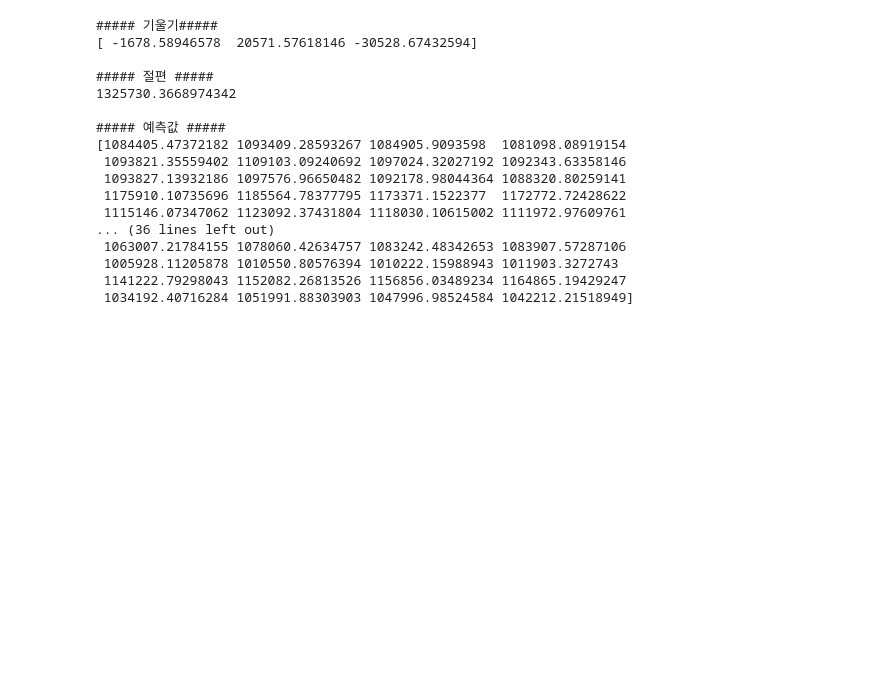
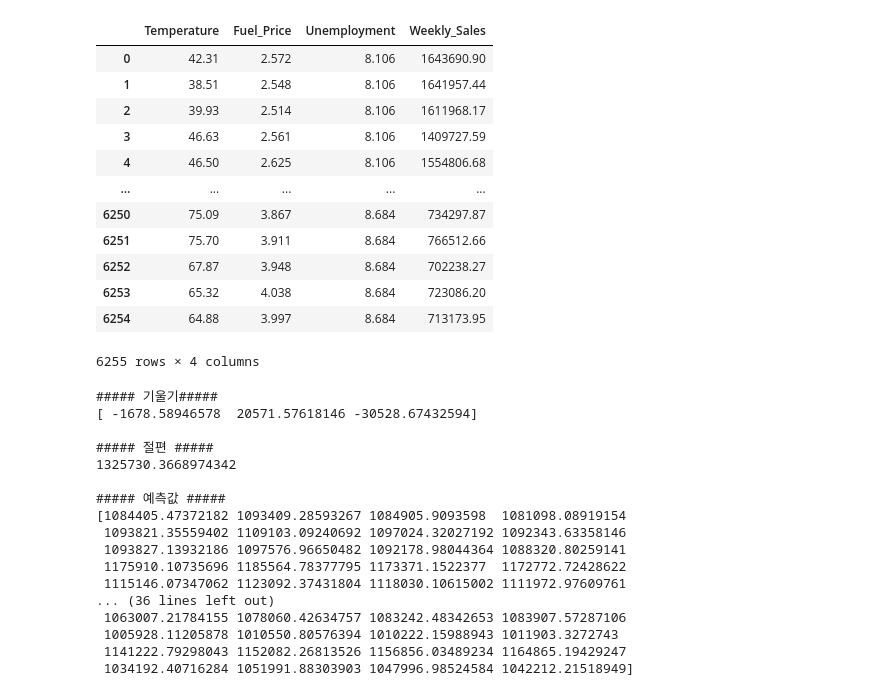
Before and after one commit to rhkrehtjd/columns, a Jupyter notebook: applicationOfAutoML.ipynb, the cells around one changed output. Drawn from its saved outputs; the diff is of its cells as text; code cells hidden in the pictures; blank space fills up the shorter version.

```diff
--- a/applicationOfAutoML.ipynb
+++ b/applicationOfAutoML.ipynb
@@ -1,3 +1,19 @@
+# %%
+df_train
+# %% [output]
+|  | Temperature | Fuel_Price | Unemployment | Weekly_Sales |
+| 0 | 42.31 | 2.572 | 8.106 | 1643690.90 |
+| 1 | 38.51 | 2.548 | 8.106 | 1641957.44 |
+| 2 | 39.93 | 2.514 | 8.106 | 1611968.17 |
+| 3 | 46.63 | 2.561 | 8.106 | 1409727.59 |
+| 4 | 46.50 | 2.625 | 8.106 | 1554806.68 |
+| ... | ... | ... | ... | ... |
+| 6250 | 75.09 | 3.867 | 8.684 | 734297.87 |
+| 6251 | 75.70 | 3.911 | 8.684 | 766512.66 |
+| 6252 | 67.87 | 3.948 | 8.684 | 702238.27 |
+| 6253 | 65.32 | 4.038 | 8.684 | 723086.20 |
+| 6254 | 64.88 | 3.997 | 8.684 | 713173.95 |
+6255 rows × 4 columns
 # %%
 import numpy as np
 import pandas as pd
```
Also changed, not shown: parts of 10 cells of this notebook.
